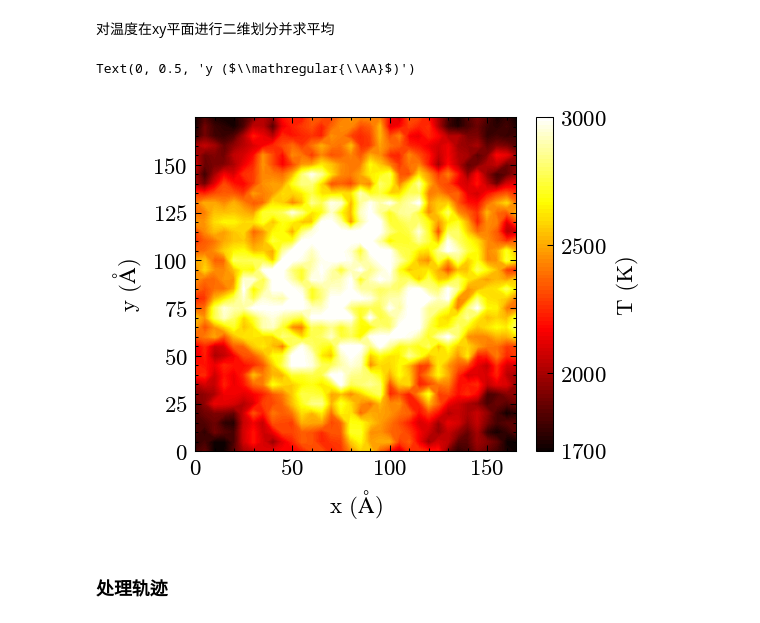
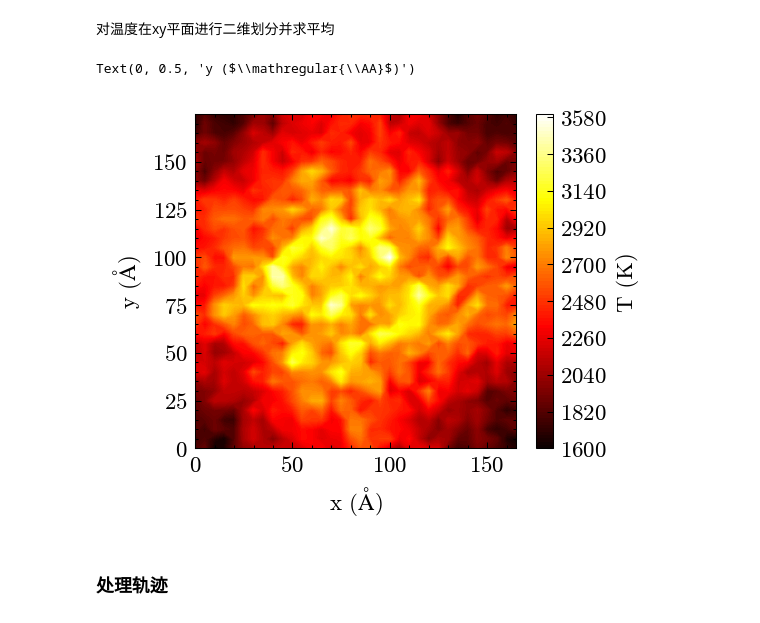
Before and after one commit to mushroomfire/mdapy-tutorial, a Jupyter notebook: tutorial_CN.ipynb, the cells around one changed output. Drawn from its saved outputs; the diff is of its cells as text; code cells hidden in the pictures.

```diff
--- a/tutorial_CN.ipynb
+++ b/tutorial_CN.ipynb
@@ -749,24 +748,20 @@ system.atoms_colored_by('atomic_temp', vmin=1000, vmax=3000)
 对温度在xy平面进行二维划分并求平均
 # %%
 system.spatial_binning('xy', 'atomic_temp')
+# %%
+T = system.Binning.res[:, :, -1]
+x, y = system.Binning.coor['x'], system.Binning.coor['y']
+X, Y = np.meshgrid(x, y, indexing='ij')
 # %%
-T = system.Binning.res[:, :, -1].copy()
-x, y = system.Binning.coor['x'], system.Binning.coor['y']
-X, Y = np.meshgrid(x, y, indexing='ij')
-
 fig, ax = mp.set_figure(figsize=(8, 7.5), use_pltset=True)
-vmin, vmax = 1700, 3000
-T[T<vmin] = vmin
-T[T>vmax] = vmax
 h = ax.contourf(X, Y, T, cmap='hot', levels=100)
 bar = plt.colorbar(h, ax=ax)
-bar.set_ticks([vmin, 2000, 2500, vmax])
 bar.set_label('T (K)')
 ax.set_xlabel('x ($\mathregular{\AA}$)')
 ax.set_ylabel('y ($\mathregular{\AA}$)')
 # %% [output]
 Text(0, 0.5, 'y ($\\mathregular{\\AA}$)')
-[figure, old version]
+[figure, new version]
 # %% [markdown]
 ### 处理轨迹
 # %% [markdown]
```
Also changed, not shown: parts of 8 cells of this notebook.
